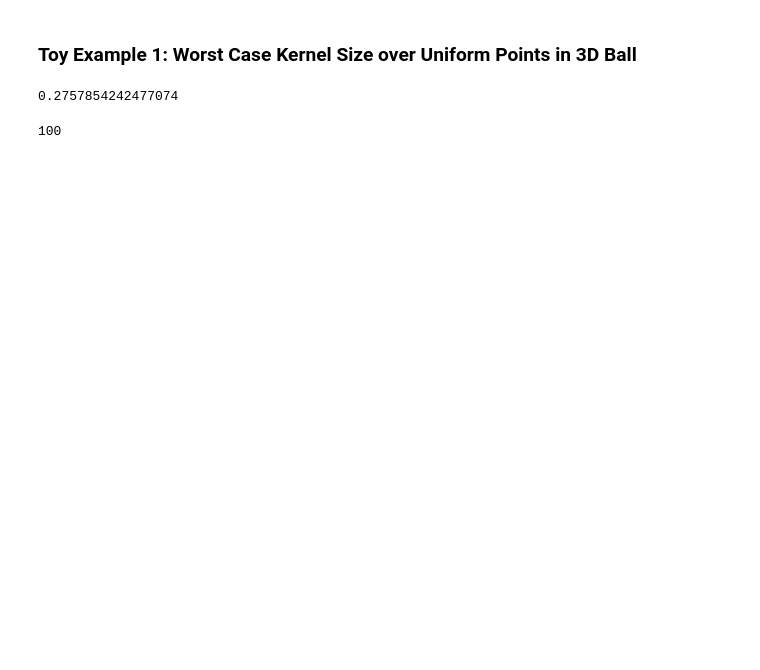
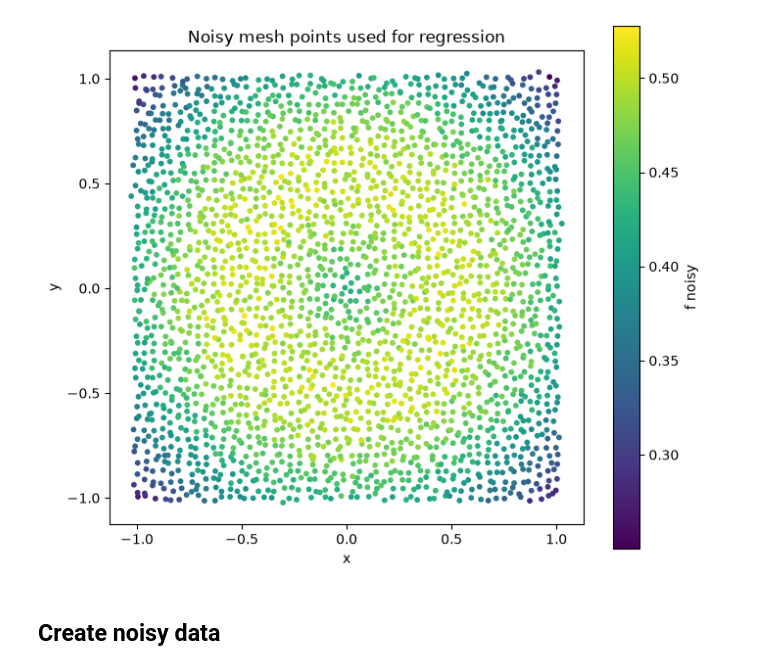
Before and after one commit to nm19000/AccuracyBoundsRegression, a Jupyter notebook: examples/example_regression.ipynb, the cells around one changed output. Cells and saved outputs as stored; diff of their text form; code cells hidden in the pictures; blank space fills up the shorter version.

Commit message:
uodate regression functionality and example

```diff
--- a/examples/example_regression.ipynb
+++ b/examples/example_regression.ipynb
@@ -120,14 +111,37 @@ Text(0.5, 0.92, 'sin(1 + 0.9(*sqrt(x²+y²)) with Input + Output Noise')
-# %% [markdown]
-### **Toy Example 1:** Worst Case Kernel Size over Uniform Points in 3D Ball
+# %%
+# Plot mesh points used for regression
+fig, ax = plt.subplots(figsize=(7, 6))
+
+ax.scatter(
+    X_noisy.ravel(),
+    Y_noisy.ravel(),
+    s=10,
+    c=F_noisy.ravel(),
+    cmap="viridis"
+)
+
+ax.set_xlabel("x")
+ax.set_ylabel("y")
+ax.set_title("Noisy mesh points used for regression")
+
+cbar = plt.colorbar(ax.collections[0], ax=ax)
+cbar.set_label("f noisy")
+
+ax.set_aspect("equal")
+plt.tight_layout()
+plt.show()
+# %% [output]
+[figure, added]
+# %% [markdown]
+## Create noisy data
 # %%
 # Add noise to inputs
 X_noisy, Y_noisy = noisy_meshgrid_2d_regression(bounds, n_sqrt_mesh, input_noise)
 
 # Compute function with noisy inputs
-tuples = np.vstack([X_noisy.ravel(), Y_noisy.ravel()]).T # sin_sqrt_surface_from_meshgrid(X_noisy, Y_noisy, output_noise))
+tuples_input = np.vstack([X_noisy.ravel(), Y_noisy.ravel()]).T # sin_sqrt_surface_from_meshgrid(X_noisy, Y_noisy, output_noise))
+
+tuples_target = [sin_sqrt_surface_from_meshgrid(x, y, output_noise) for x, y in zip(X_noisy.ravel(), Y_noisy.ravel())]
+tuples_target = np.asarray(tuples_target).reshape(-1, 1)
 
 final_tuples = [(np.array([x, y]), sin_sqrt_surface_from_meshgrid(x, y, output_noise)) for x, y in zip(X_noisy.ravel(), Y_noisy.ravel())]
-
-print(np.array(final_tuples[1][-1:][0]))
-# %% [output]
-0.2757854242477074
@@ -175,4 +147,0 @@ feasible_sets_list = compute_K_feasible_set_tuples(K, final_tuples, d_in=2, d_ou
-# %%
-print(len(feasible_sets_list))
-# %% [output]
-100
```
Also changed, not shown: parts of 35 cells of this notebook, 2 other files.
